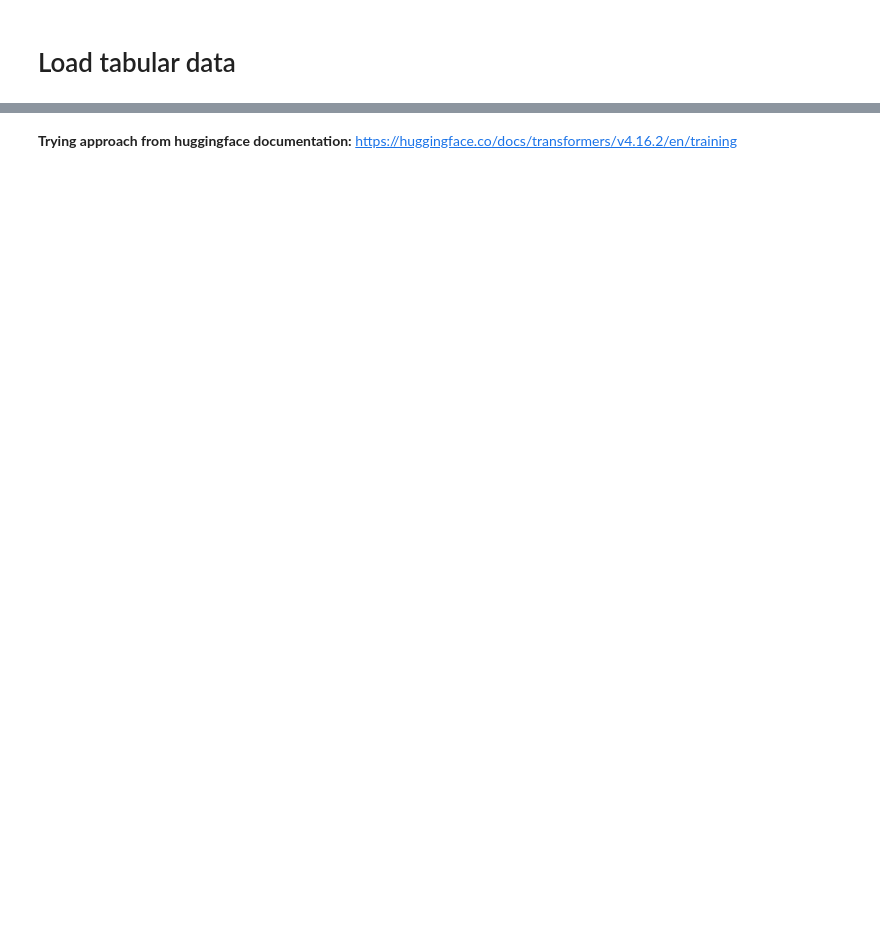
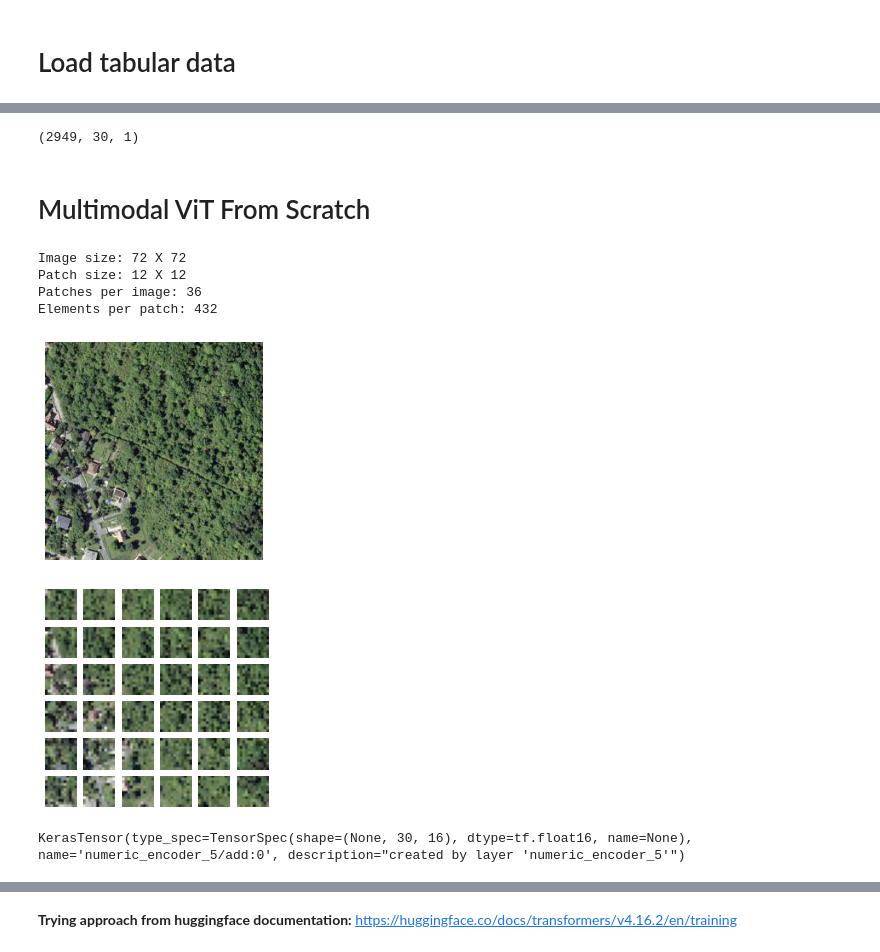
Before and after one commit to jannikjw/species-presence-prediction, a Jupyter notebook: jannik_transformer.ipynb, the cells around one changed output, grey strips where cells are left out. Drawn from its saved outputs; the diff is of its cells as text; code cells hidden in the pictures; blank space fills up the shorter version.

```diff
--- a/jannik_transformer.ipynb
+++ b/jannik_transformer.ipynb
@@ -306,0 +297,26 @@ tabular_train, tabular_val = loader.load_environmental_data(train_ids, val_ids)
+# %%
+input_cells = np.array(input_cells).reshape(len(input_cells), len(input_cells.columns), 1)
+val_cells = np.array(val_cells).reshape(len(val_cells), len(val_cells.columns), 1)
+input_cells.shape
+# %% [output]
+(2949, 30, 1)
+# %% [markdown]
+# Multimodal ViT From Scratch
+# %%
+learning_rate = 0.001
+weight_decay = 0.0001
+batch_size = 8
+num_epochs = 10
+image_size = 72  # We'll resize input images to this size
+patch_size = 12  # Size of the patches to be extract from the input images
+num_patches = (image_size // patch_size) ** 2
+num_cols = input_cells.shape[1]
+projection_dim = 16
+num_heads = 4
+num_classes = NUM_CLASSES
+transformer_units = [
+    projection_dim * 2,
+    projection_dim,
+]  # Size of the transformer layers
+transformer_layers = 8
+mlp_head_units = [2048, 1024]  # Size of the dense layers of the final classifier
@@ -306,0 +393,30 @@ tabular_train, tabular_val = loader.load_environmental_data(train_ids, val_ids)
+# %%
+# Visualize patches
+plt.figure(figsize=(4, 4))
+image = np.asarray(load_patch(train_ids[10], DATA_PATH, data='rgb')).reshape(256, 256, 3)
+plt.imshow(image.astype("uint8"))
+plt.axis("off")
+
+resized_image = tf.image.resize(
+    tf.convert_to_tensor([image]), size=(image_size, image_size)
+)
+patches = Patches(patch_size)(resized_image)
+print(f"Image size: {image_size} X {image_size}")
+print(f"Patch size: {patch_size} X {patch_size}")
+print(f"Patches per image: {patches.shape[1]}")
+print(f"Elements per patch: {patches.shape[-1]}")
+
+n = int(np.sqrt(patches.shape[1]))
+plt.figure(figsize=(4, 4))
+for i, patch in enumerate(patches[0]):
+    ax = plt.subplot(n, n, i + 1)
+    patch_img = tf.reshape(patch, (patch_size, patch_size, 3))
+    plt.imshow(patch_img.numpy().astype("uint8"))
+    plt.axis("off")
+# %% [output]
+Image size: 72 X 72
+Patch size: 12 X 12
+Patches per image: 36
+Elements per patch: 432
+[figure, added]
+[figure, added]
@@ -306,0 +483,4 @@ tabular_train, tabular_val = loader.load_environmental_data(train_ids, val_ids)
+# %%
+vit = create_vit_classifier()
+# %% [output]
+KerasTensor(type_spec=TensorSpec(shape=(None, 30, 16), dtype=tf.float16, name=None), name='numeric_encoder_5/add:0', description="created by layer 'numeric_encoder_5'")
```
Also changed, not shown: parts of 38 cells of this notebook, 4 other files.
